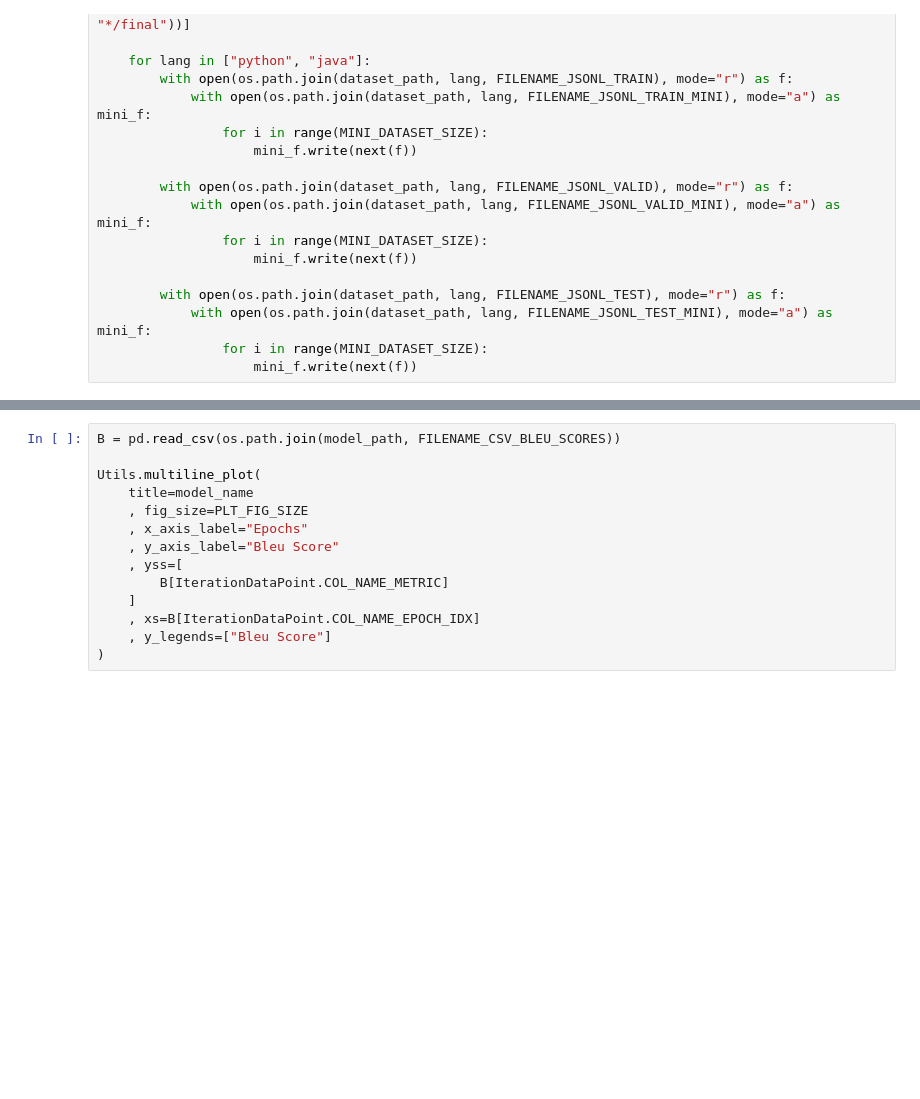
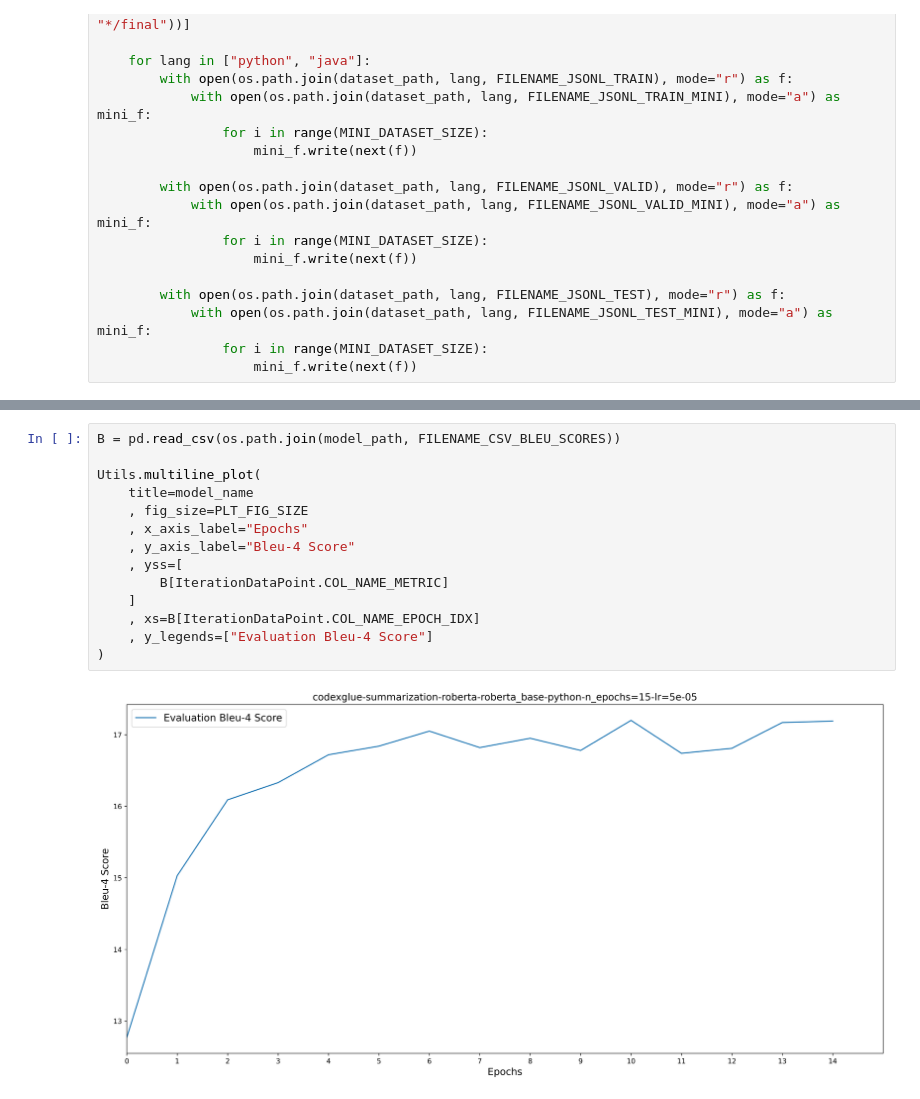
Before and after one commit to thekaveh/CS5814-project, a Jupyter notebook: codexglue-summarization-roberta-roberta-python/notebook.ipynb, the cells around one changed output, grey strips where cells are left out. Drawn from its saved outputs; the diff is of its cells as text; blank space fills up the shorter version.

```diff
--- a/codexglue-summarization-roberta-roberta-python/notebook.ipynb
+++ b/codexglue-summarization-roberta-roberta-python/notebook.ipynb
@@ -226,17 +252,19 @@ Utils.multiline_plot(
 # %%
 B = pd.read_csv(os.path.join(model_path, FILENAME_CSV_BLEU_SCORES))
 
 Utils.multiline_plot(
     title=model_name
     , fig_size=PLT_FIG_SIZE
     , x_axis_label="Epochs"
-    , y_axis_label="Bleu Score"
+    , y_axis_label="Bleu-4 Score"
     , yss=[
         B[IterationDataPoint.COL_NAME_METRIC]
     ]
     , xs=B[IterationDataPoint.COL_NAME_EPOCH_IDX]
-    , y_legends=["Bleu Score"]
+    , y_legends=["Evaluation Bleu-4 Score"]
 )
+# %% [output]
+[figure, added]
 # %%
 subprocess.check_call(
     [
```
Also changed, not shown: parts of 10 cells of this notebook, 10 other files.
